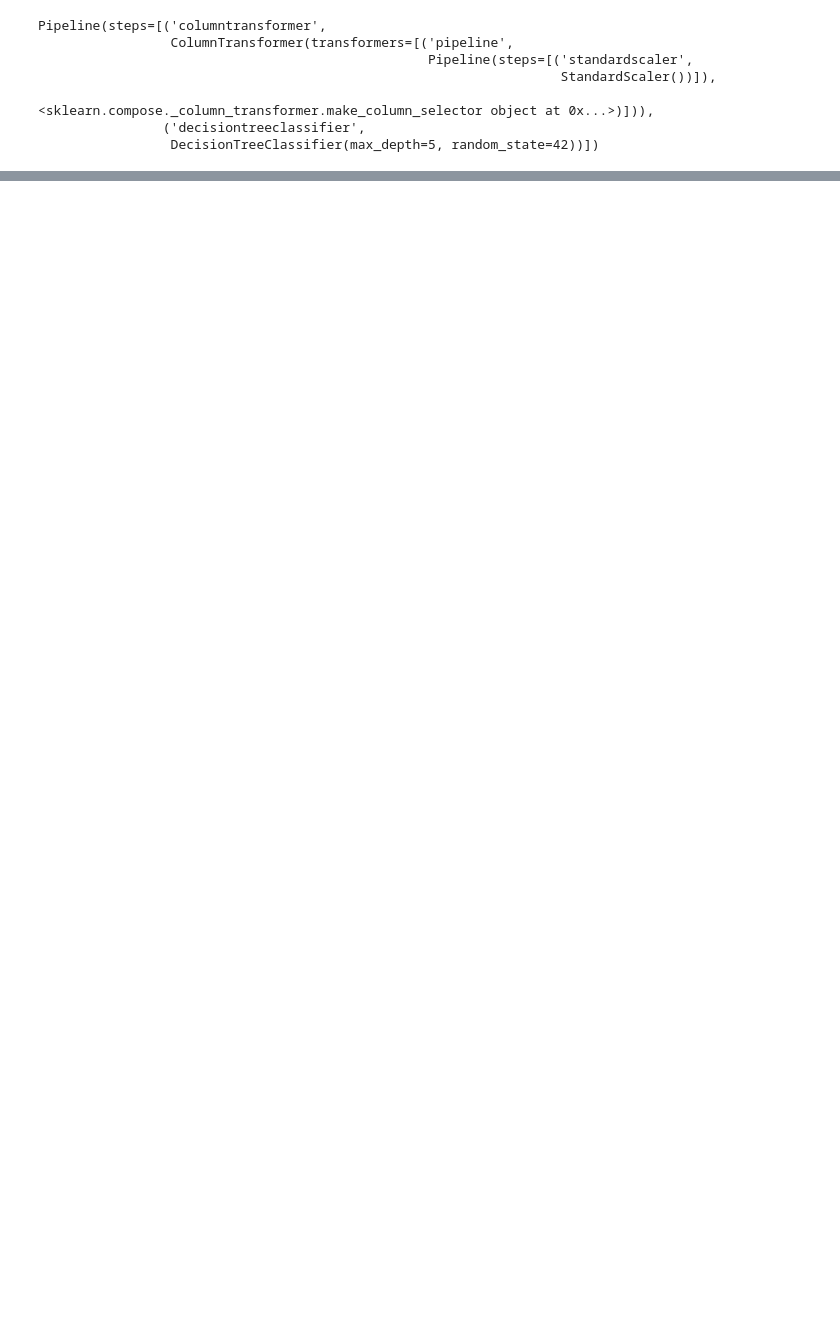
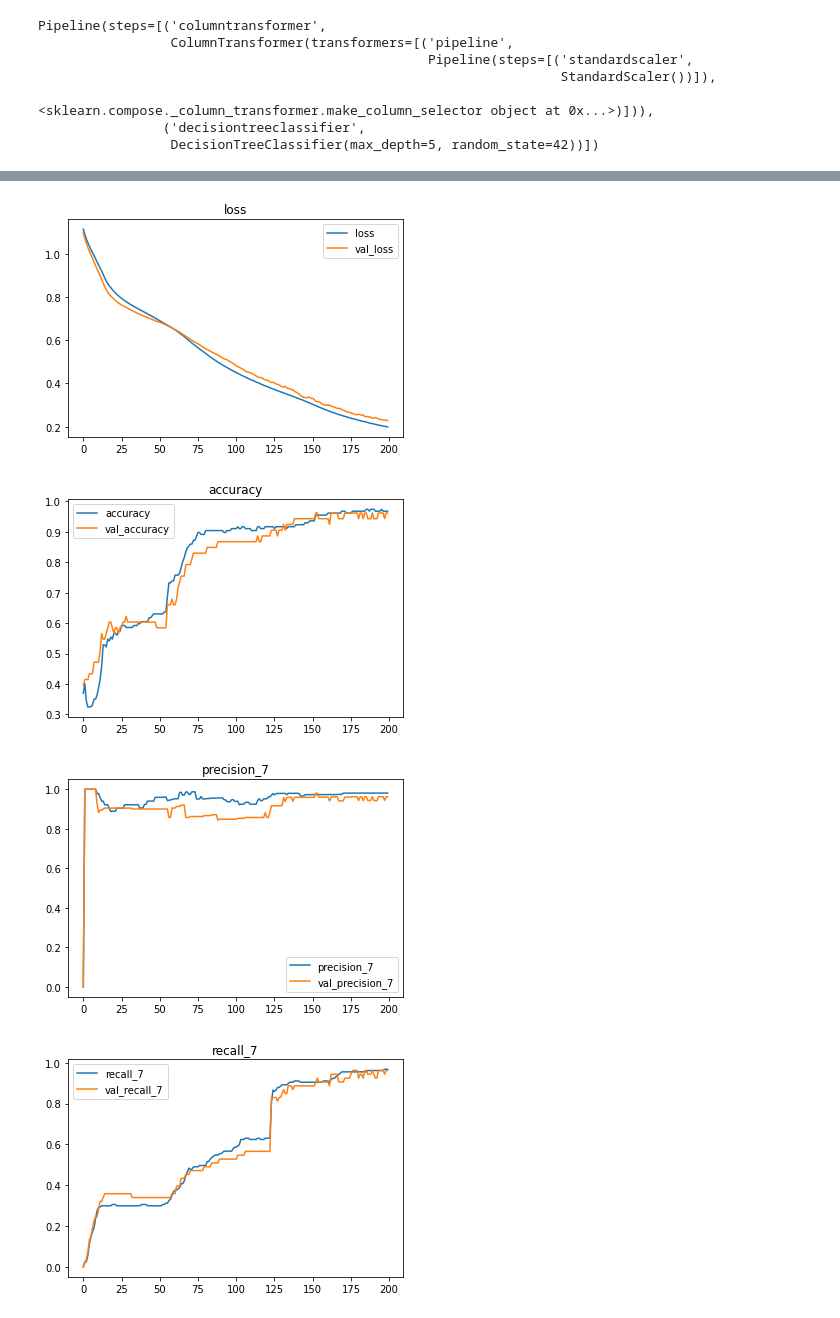
Before and after one commit to edfakie2/Edward-Core-2, a Jupyter notebook: Agriculture_.ipynb, the cells around one changed output, grey strips where cells are left out. Cells and saved outputs as stored; diff of their text form; code cells hidden in the pictures; blank space fills up the shorter version.

```diff
--- a/Agriculture_.ipynb
+++ b/Agriculture_.ipynb
@@ -403,0 +398,11 @@ R2: 0.88
+# %%
+multi_model = Sequential()
+num_classes = len(classes)
+
+
+multi_model.add(Dense(7, input_dim=input_shape, activation='relu'))
+multi_model.add(Dense(5, activation='relu'))
+multi_model.add(Dense(4, activation='relu'))
+multi_model.add(Dense(3, activation='relu'))
+multi_model.add(Dense(num_classes, activation='softmax'))
+multi_model.summary()
@@ -403,0 +429,32 @@ R2: 0.88
+# %%
+multi_model.compile(loss='categorical_crossentropy',
+                    optimizer='adam',
+                    metrics=['accuracy',
+                             metrics.Precision(),
+                             metrics.Recall()])
+# %%
+history = multi_model.fit(X_train_processed, y_train_bin,
+                          validation_data=(X_test_processed, y_test_bin),
+                          epochs=200,
+                          verbose=0)
+# %%
+def plot_history(history):
+  """Takes a keras model learning history and plots each metric"""
+
+  metrics = history.history.keys()
+
+  for metric in metrics:
+      if not 'val' in metric:
+        plt.plot(history.history[f'{metric}'], label=f'{metric}')
+        if f'val_{metric}' in metrics:
+          plt.plot(history.history[f'val_{metric}'], label=f'val_{metric}')
+        plt.legend()
+        plt.title(f'{metric}')
+        plt.show()
+# %%
+plot_history(history)
+# %% [output]
+[figure, added]
+[figure, added]
+[figure, added]
+[figure, added]
```
Also changed, not shown: parts of 44 cells of this notebook.
